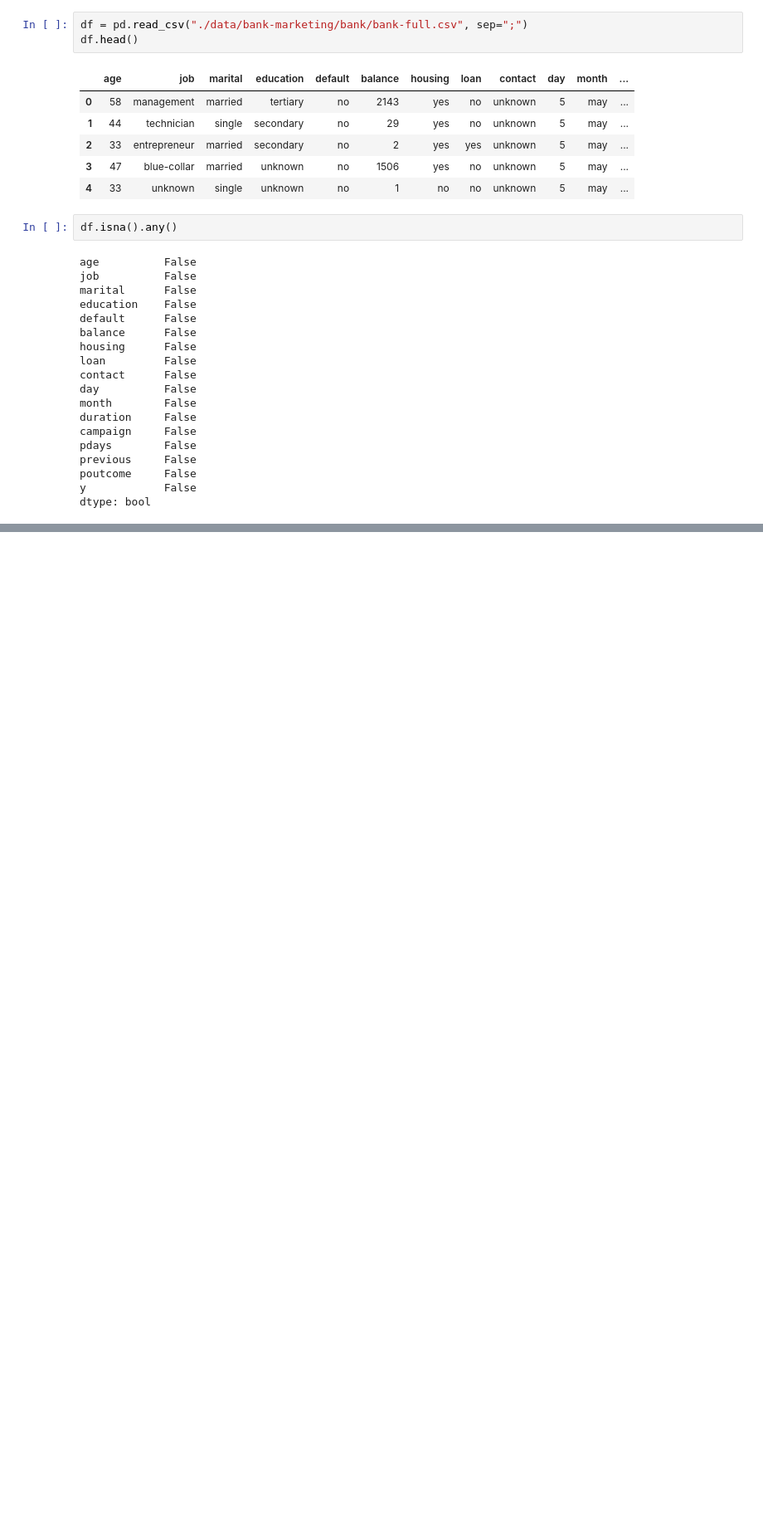
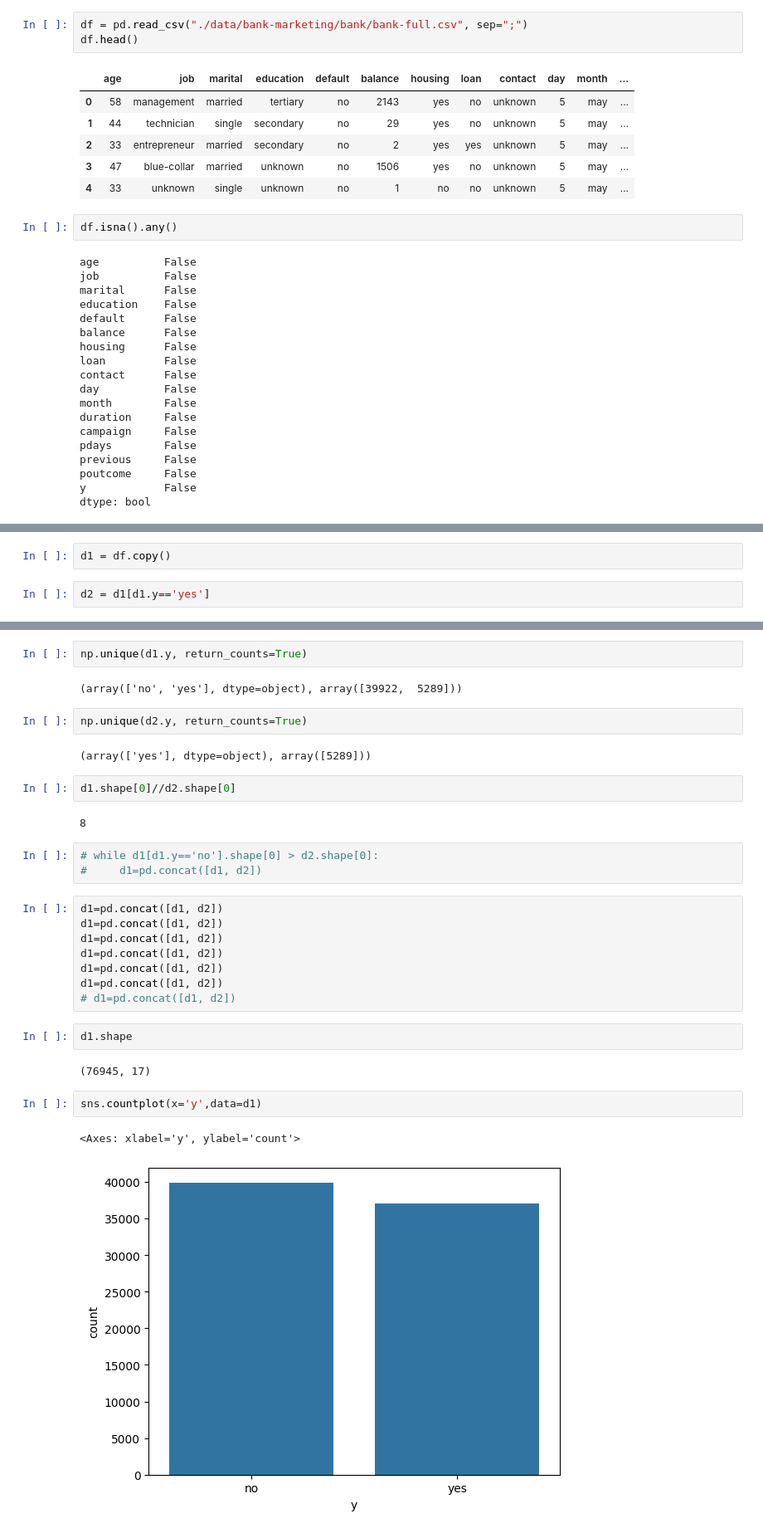
Before and after one commit to rzadrzi/machine-learning, a Jupyter notebook: Supervised/Classification/Bank-Market.ipynb, the cells around one changed output, grey strips where cells are left out. Shown: that part at 83% size. Drawn from its saved outputs; the diff is of its cells as text; blank space fills up the shorter version.

```diff
--- a/Supervised/Classification/Bank-Market.ipynb
+++ b/Supervised/Classification/Bank-Market.ipynb
@@ -49,0 +88,4 @@ NameError: name 'sns' is not defined
+# %%
+d1 = df.copy()
+# %%
+d2 = d1[d1.y=='yes']
@@ -49,0 +100,32 @@ NameError: name 'sns' is not defined
+# %%
+np.unique(d1.y, return_counts=True)
+# %% [output]
+(array(['no', 'yes'], dtype=object), array([39922,  5289]))
+# %%
+np.unique(d2.y, return_counts=True)
+# %% [output]
+(array(['yes'], dtype=object), array([5289]))
+# %%
+d1.shape[0]//d2.shape[0]
+# %% [output]
+8
+# %%
+# while d1[d1.y=='no'].shape[0] > d2.shape[0]:
+#     d1=pd.concat([d1, d2])
+# %%
+d1=pd.concat([d1, d2])
+d1=pd.concat([d1, d2])
+d1=pd.concat([d1, d2])
+d1=pd.concat([d1, d2])
+d1=pd.concat([d1, d2])
+d1=pd.concat([d1, d2])
+# d1=pd.concat([d1, d2])
+# %%
+d1.shape
+# %% [output]
+(76945, 17)
+# %%
+sns.countplot(x='y',data=d1)
+# %% [output]
+<Axes: xlabel='y', ylabel='count'>
+[figure, added]
```
Also changed, not shown: parts of 16 cells of this notebook.
